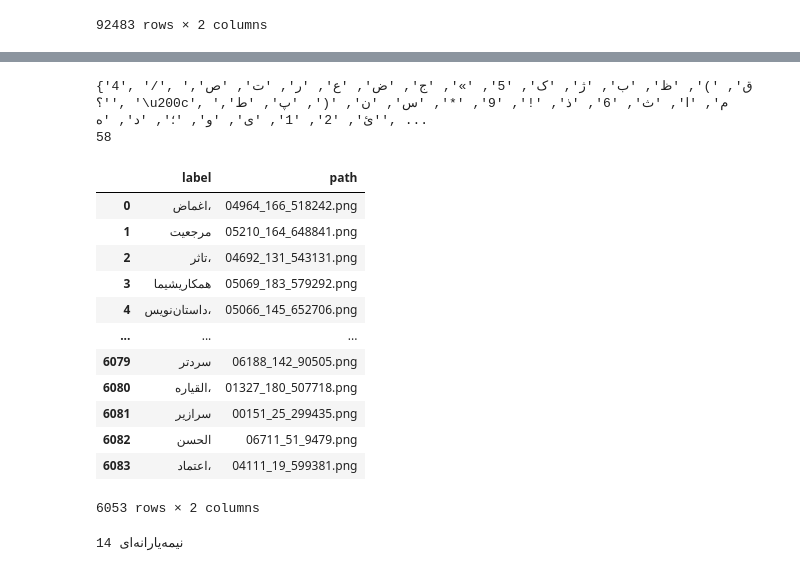
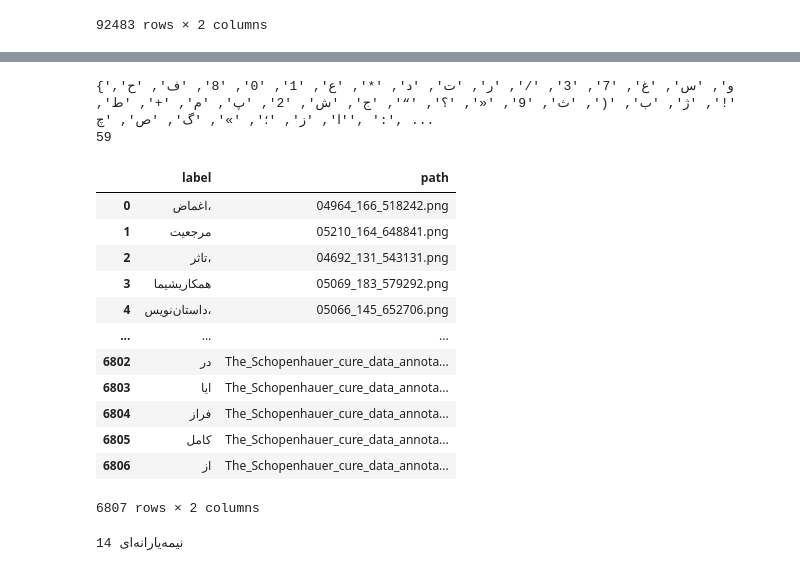
Before and after one commit to arman-hm/ParseText, a Jupyter notebook: Train_persian_OCR.ipynb, the cells around one changed output, grey strips where cells are left out. Cells and saved outputs as stored; diff of their text form; code cells hidden in the pictures.

```diff
--- a/Train_persian_OCR.ipynb
+++ b/Train_persian_OCR.ipynb
@@ -117,2 +154,7 @@ df
 # %% [markdown]
 1.2 Convert image path as key and it's label as value of dictionary.
+# %%
+tframes = [tdf, trdf]
+tdf = pd.concat(tframes)
+tdf = tdf.reset_index(drop=True)
+tdf
@@ -181,3 +237,17 @@ def unique_chars_in_strings(string_list):
   for string in string_list:
     unique_chars.update(string)
   return unique_chars
+# %%
+remove_chars = [" " , "‌"]
+def remove_specific_first_char(s):
+    res = str(s)
+    if s and res[0] in remove_chars:  # Check if the first character is in the set
+        res = res[1:]
+    if len(res) > 0 :
+        if s and res[-1] in remove_chars:
+            res = res[:-1]   # Remove the first character
+    return res  # Return the string as is if the first character is not in the set
+
+# Apply the function to the column
+df['label'] = df['label'].apply(remove_specific_first_char)
+df
@@ -183,0 +268,3 @@ def unique_chars_in_strings(string_list):
+# %%
+tdf['label'] = tdf['label'].apply(remove_specific_first_char)
+tdf
@@ -252,0 +352,6 @@ df
+# %%
+eng_to_farsi = str.maketrans( '۰۱۲۳۴۵۶۷۸۹','0123456789')
+
+# Replace English numbers with Farsi numbers
+df['label'] = df['label'].apply(lambda x: x.translate(eng_to_farsi))
+tdf['label'] = tdf['label'].apply(lambda x: x.translate(eng_to_farsi))
@@ -260,24 +369,26 @@ print(len(unique_characters))
 # %%
 tdf['label'] = tdf['label'].str.replace(r'[آأً]', 'ا', regex=True)  # Replace 'آ' and 'أ' with 'ا'
 tdf['label'] = tdf['label'].str.replace(r'ؤ', 'و', regex=True)     # Remove 'ً'
 tdf['label'] = tdf['label'].str.replace(r'ۀ', 'ه', regex=True)
+tdf['label'] = tdf['label'].str.replace(r'ي', 'ی', regex=True)
+tdf['label'] = tdf['label'].str.replace(r'\u200d', '\u200c', regex=True)
 unique_characters = unique_chars_in_strings(tdf['label'].tolist())
 print(unique_characters)
 print(len(unique_characters))
 tdf
 # %% [output]
-{'4', '/', 'ق', ')', 'ظ', 'ب', 'ژ', 'ک', '5', '»', 'ج', 'ض', 'ع', 'ر', 'ت', 'ص', '؟', '\u200c', 'م', 'ا', 'ث', '6', 'ذ', '!', '9', '*', 'س', 'ن', '(', 'پ', 'ط', 'ئ', '2', '1', 'ی', 'و', '؛', 'د', 'ه', ...
-58
+{'و', 'س', 'غ', '7', '3', '/', 'ر', 'ت', 'د', '*', 'ع', '1', '0', '8', 'ف', 'ح', '!', 'ژ', 'ب', '(', 'ث', '9', '«', '؟', '“', 'ج', 'ش', '2', 'پ', 'م', '+', 'ط', 'ا', 'ز', '؛', '»', 'گ', 'ص', 'چ', ':', ...
+59
 |  | label | path |
 | 0 | اغماض، | 04964_166_518242.png |
 | 1 | مرجعیت | 05210_164_648841.png |
 | 2 | تاثر، | 04692_131_543131.png |
 | 3 | همکاریشیما | 05069_183_579292.png |
 | 4 | داستان‌نویس، | 05066_145_652706.png |
 | ... | ... | ... |
-| 6079 | سردتر | 06188_142_90505.png |
-| 6080 | القیاره، | 01327_180_507718.png |
-| 6081 | سرازیر | 00151_25_299435.png |
-| 6082 | الحسن | 06711_51_9479.png |
-| 6083 | اعتماد، | 04111_19_599381.png |
+| 6802 | در | The_Schopenhauer_cure_data_annota... |
+| 6803 | ایا | The_Schopenhauer_cure_data_annota... |
+| 6804 | فراز | The_Schopenhauer_cure_data_annota... |
+| 6805 | کامل | The_Schopenhauer_cure_data_annota... |
+| 6806 | از | The_Schopenhauer_cure_data_annota... |
-6053 rows × 2 columns
+6807 rows × 2 columns
```
Also changed, not shown: parts of 18 cells of this notebook, 18 other files.
